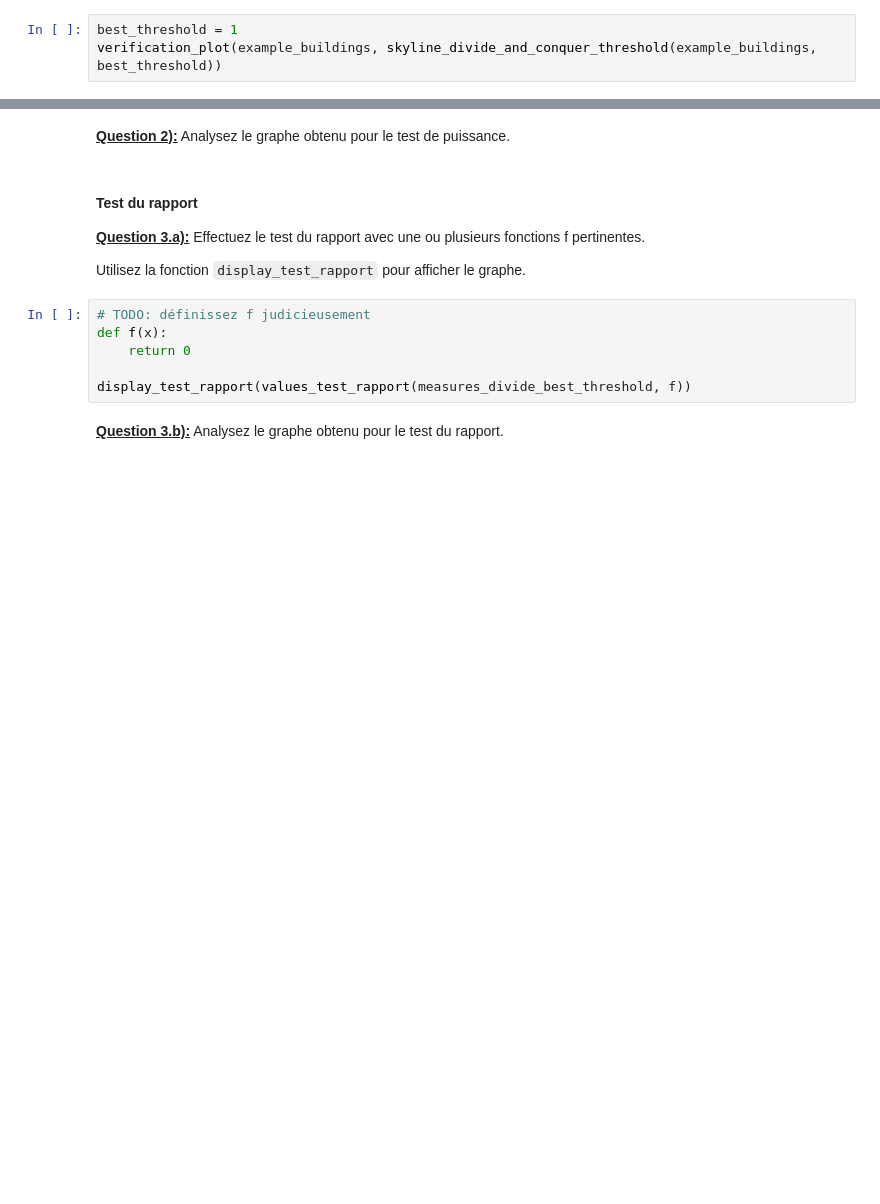
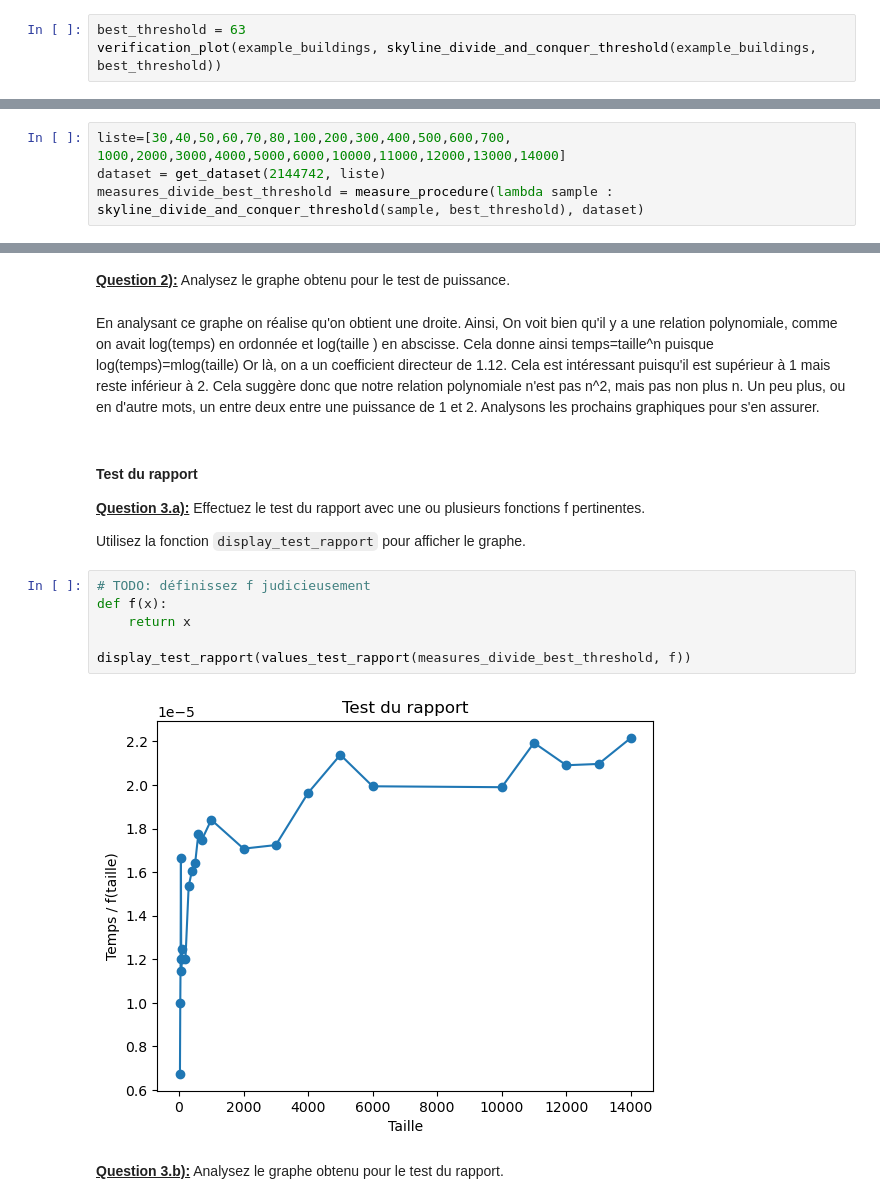
Before and after one commit to simden012/INF8775_Labs, a Jupyter notebook: TP1/TP1-H24.ipynb, the cells around one changed output, grey strips where cells are left out. Cells and saved outputs as stored; diff of their text form; blank space fills up the shorter version.

```diff
--- a/TP1/TP1-H24.ipynb
+++ b/TP1/TP1-H24.ipynb
@@ -622,3 +629,3 @@ display_mesures_seuil(measures_threshold)
 # %%
-best_threshold = 1
+best_threshold = 63
 verification_plot(example_buildings, skyline_divide_and_conquer_threshold(example_buildings, best_threshold))
@@ -631,2 +638,6 @@ measures_divide_best_threshold = measure_procedure(lambda sample : skyline_divid
+# %%
+liste=[30,40,50,60,70,80,100,200,300,400,500,600,700, 1000,2000,3000,4000,5000,6000,10000,11000,12000,13000,14000]
+dataset = get_dataset(2144742, liste)
+measures_divide_best_threshold = measure_procedure(lambda sample : skyline_divide_and_conquer_threshold(sample, best_threshold), dataset)
 # %%
 display_measures_table(measures_divide_best_threshold)
@@ -643,5 +674,10 @@ display_test_puissance(values_test_puissance(measures_divide_best_threshold), "T
 # %% [markdown]
 <u>**Question 2):**</u> Analysez le graphe obtenu pour le test de puissance.
+# %% [markdown]
+En analysant ce graphe on réalise qu'on obtient une droite. Ainsi, On voit bien qu'il y a une relation polynomiale, comme on avait log(temps) en ordonnée et log(taille ) en abscisse.
+Cela donne ainsi temps=taille^n puisque log(temps)=mlog(taille)
+Or là, on a un coefficient directeur de 1.12. Cela est intéressant puisqu'il est supérieur à 1 mais reste inférieur à 2.
+Cela suggère donc que notre relation polynomiale n'est pas n^2, mais pas non plus n. Un peu plus, ou en d'autre mots, un entre deux entre une puissance de 1 et 2. Analysons les prochains graphiques pour s'en assurer.
 # %% [markdown]
 #### Test du rapport
 
@@ -651,8 +687,10 @@ Utilisez la fonction `display_test_rapport` pour afficher le graphe.
 # %%
 # TODO: définissez f judicieusement
 def f(x):
-    return 0
+    return x
 
 display_test_rapport(values_test_rapport(measures_divide_best_threshold, f))
+# %% [output]
+[figure, added]
 # %% [markdown]
 <u>**Question 3.b):**</u> Analysez le graphe obtenu pour le test du rapport.
```
Also changed, not shown: parts of 22 cells of this notebook.
